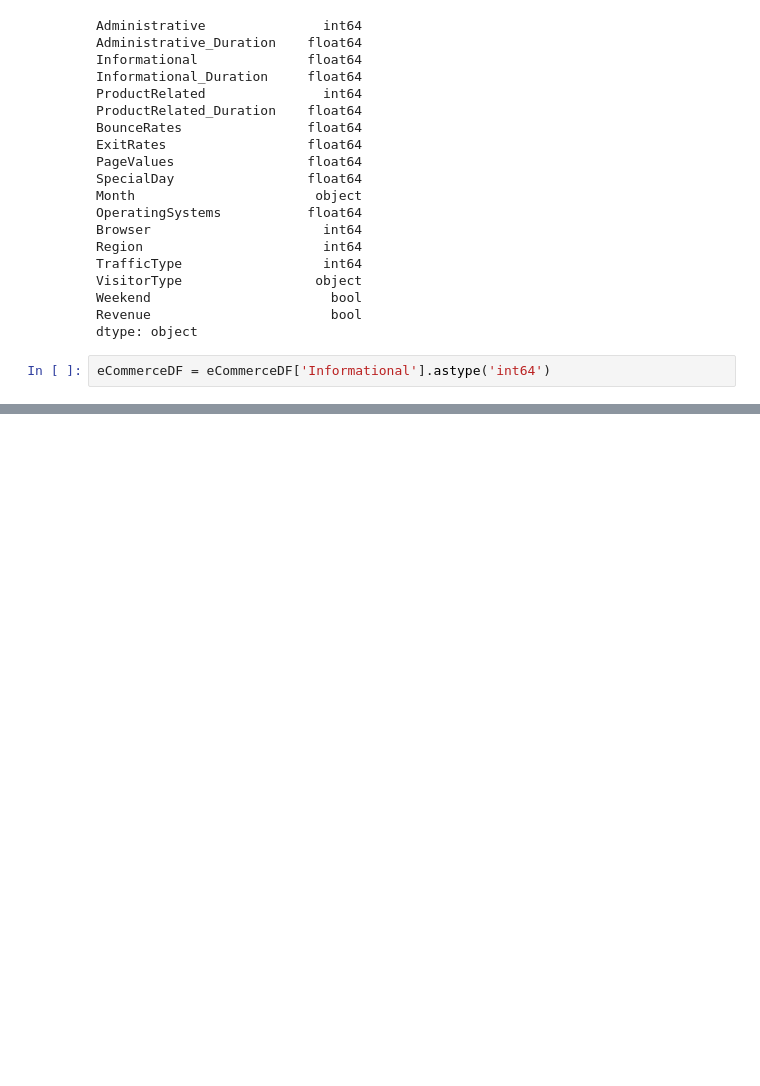
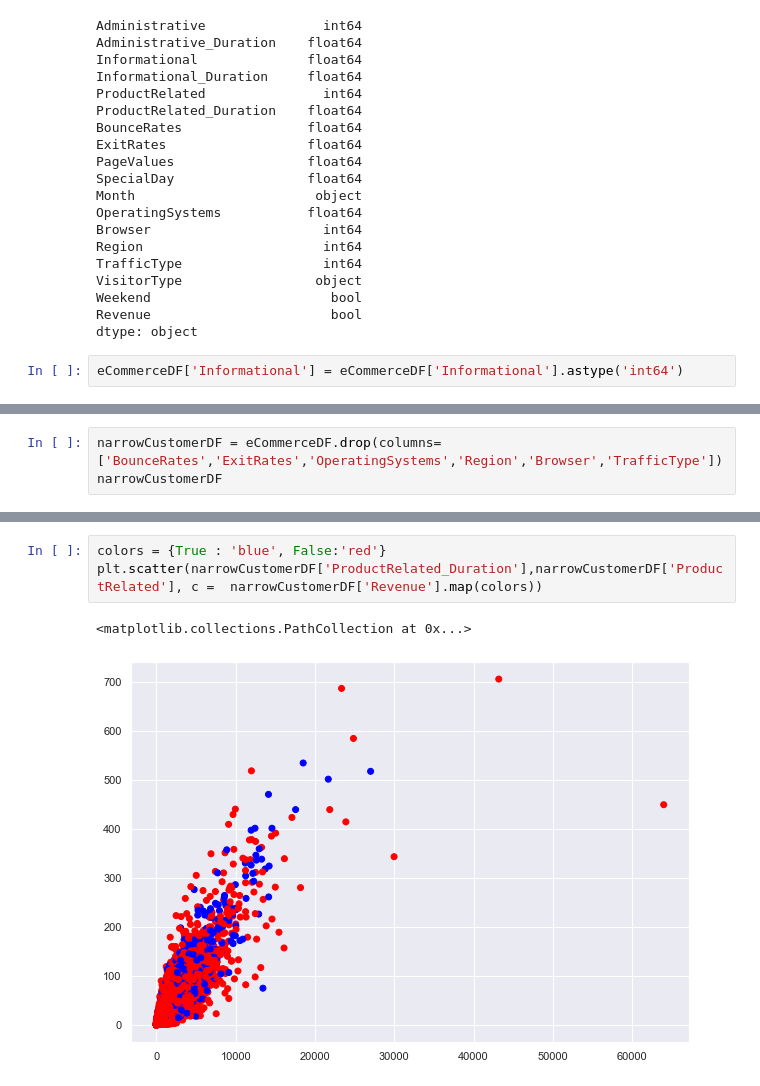
Before and after one commit to ivan-usd/panda-commerce, a Jupyter notebook: notebooks/ivanExploratoryNotebook.ipynb, the cells around one changed output, grey strips where cells are left out. Cells and saved outputs as stored; diff of their text form; blank space fills up the shorter version.

```diff
--- a/notebooks/ivanExploratoryNotebook.ipynb
+++ b/notebooks/ivanExploratoryNotebook.ipynb
@@ -257,4 +278,4 @@ Weekend                       bool
 Revenue                       bool
 dtype: object
 # %%
-eCommerceDF = eCommerceDF['Informational'].astype('int64')
+eCommerceDF['Informational'] = eCommerceDF['Informational'].astype('int64')
@@ -260,0 +322,3 @@ eCommerceDF = eCommerceDF['Informational'].astype('int64')
+# %%
+narrowCustomerDF = eCommerceDF.drop(columns=['BounceRates','ExitRates','OperatingSystems','Region','Browser','TrafficType'])
+narrowCustomerDF
@@ -260,0 +339,6 @@ eCommerceDF = eCommerceDF['Informational'].astype('int64')
+# %%
+colors = {True : 'blue', False:'red'}
+plt.scatter(narrowCustomerDF['ProductRelated_Duration'],narrowCustomerDF['ProductRelated'], c =  narrowCustomerDF['Revenue'].map(colors))
+# %% [output]
+<matplotlib.collections.PathCollection at 0x...>
+[figure, added]
```
Also changed, not shown: parts of 14 cells of this notebook.
